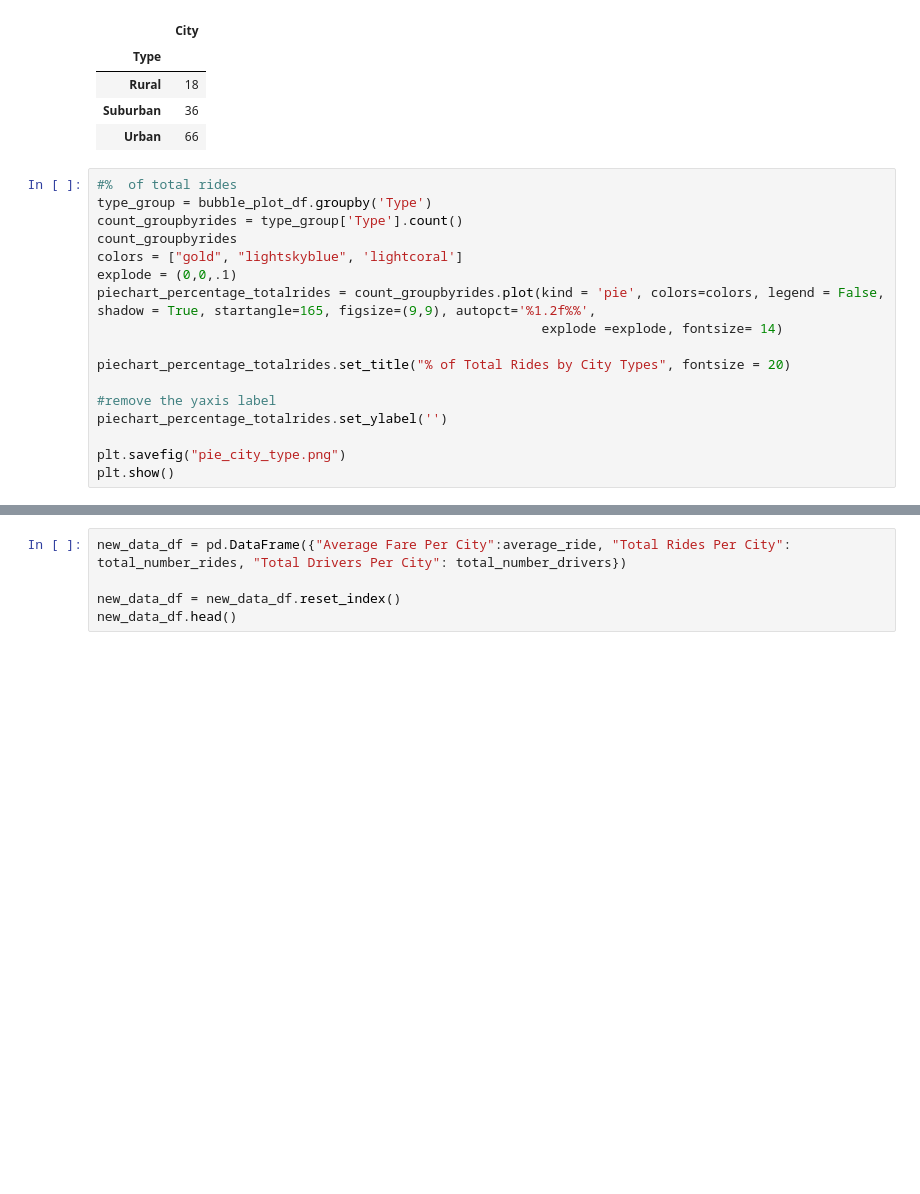
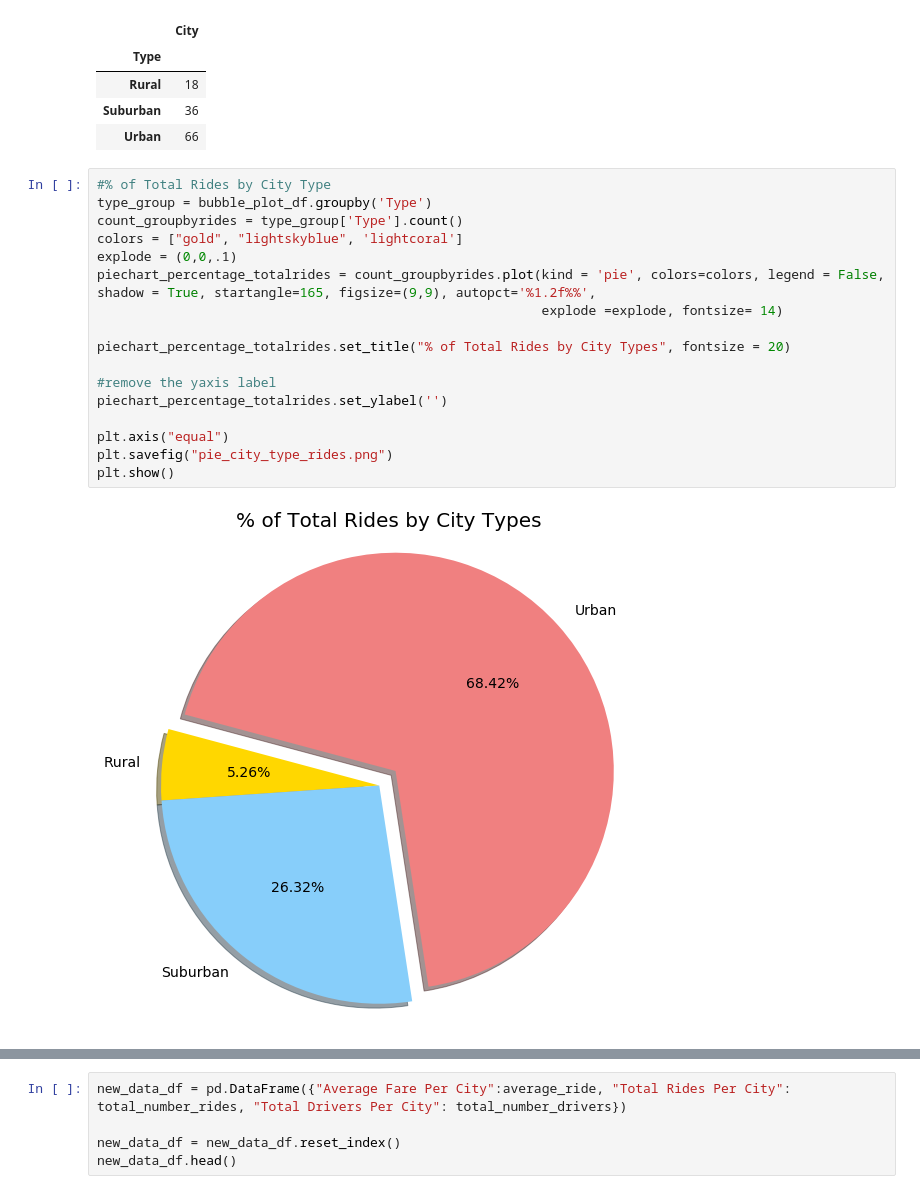
Before and after one commit to parmetd/python_matplotlib, a Jupyter notebook: Pyber.ipynb, the cells around one changed output, grey strips where cells are left out. Drawn from its saved outputs; the diff is of its cells as text; blank space fills up the shorter version.

Commit message:
added the other two pie charts, added observations, fixed typoes.

```diff
--- a/Pyber.ipynb
+++ b/Pyber.ipynb
@@ -204,19 +210,21 @@ city_type
 | Suburban | 36 |
 | Urban | 66 |
 # %%
-#%  of total rides
+#% of Total Rides by City Type
 type_group = bubble_plot_df.groupby('Type')
 count_groupbyrides = type_group['Type'].count()
-count_groupbyrides
 colors = ["gold", "lightskyblue", 'lightcoral']
 explode = (0,0,.1)
 piechart_percentage_totalrides = count_groupbyrides.plot(kind = 'pie', colors=colors, legend = False, shadow = True, startangle=165, figsize=(9,9), autopct='%1.2f%%',
                                                          explode =explode, fontsize= 14)
 
 piechart_percentage_totalrides.set_title("% of Total Rides by City Types", fontsize = 20)
 
 #remove the yaxis label
 piechart_percentage_totalrides.set_ylabel('')
 
-plt.savefig("pie_city_type.png")
+plt.axis("equal")
+plt.savefig("pie_city_type_rides.png")
 plt.show()
+# %% [output]
+[figure, added]
```
Also changed, not shown: parts of 6 cells of this notebook, 5 other files.
